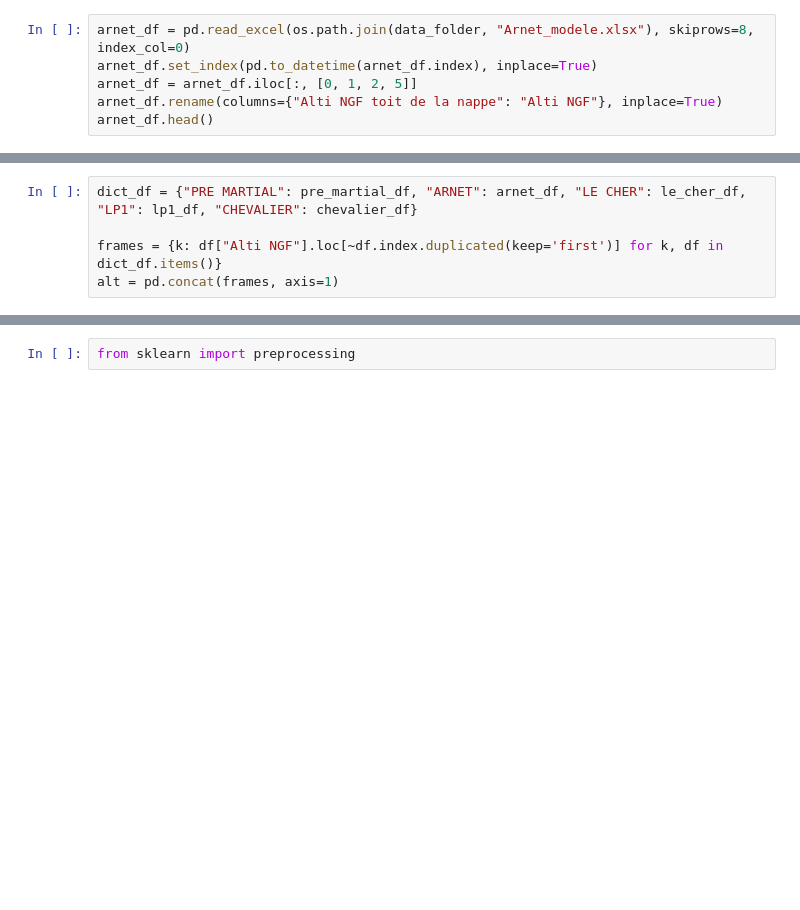
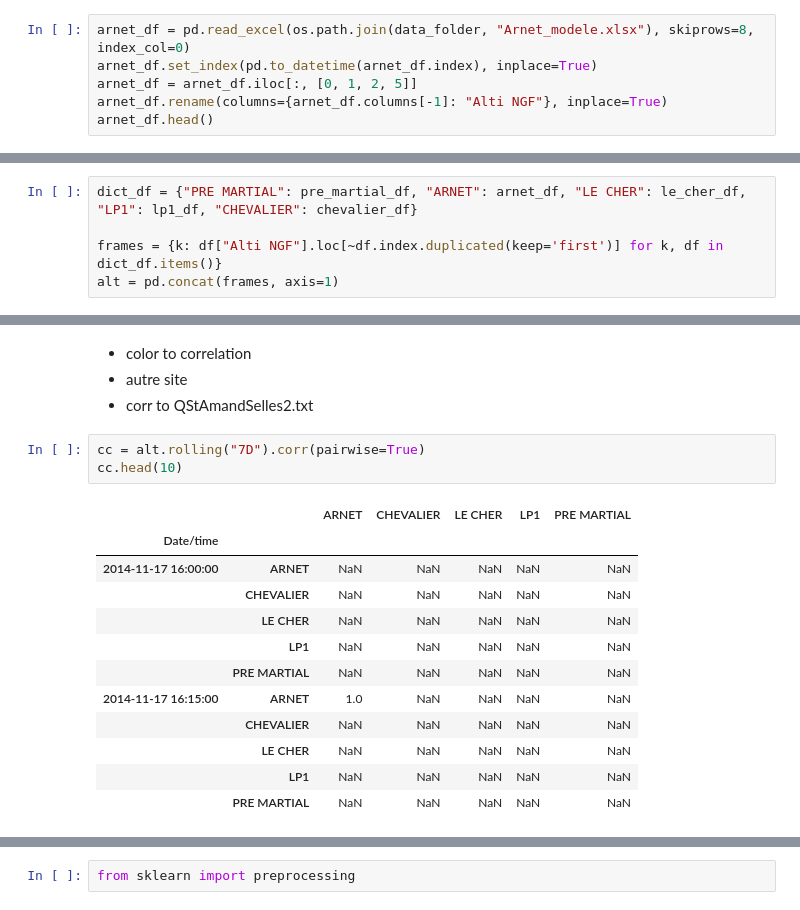
Before and after one commit to avayssiere/dispositif-hydro, a Jupyter notebook: Explore.ipynb, the cells around one changed output, grey strips where cells are left out. Saved outputs shown, nothing was run; the diff lists cells and outputs as text; blank space fills up the shorter version.

```diff
--- a/Explore.ipynb
+++ b/Explore.ipynb
@@ -49,7 +44,7 @@ pre_martial_df.head()
 arnet_df = pd.read_excel(os.path.join(data_folder, "Arnet_modele.xlsx"), skiprows=8, index_col=0)
 arnet_df.set_index(pd.to_datetime(arnet_df.index), inplace=True)
 arnet_df = arnet_df.iloc[:, [0, 1, 2, 5]]
-arnet_df.rename(columns={"Alti NGF toit de la nappe": "Alti NGF"}, inplace=True)
+arnet_df.rename(columns={arnet_df.columns[-1]: "Alti NGF"}, inplace=True)
 arnet_df.head()
 # %% [output]
 |  | Charge hydraulique[cm] | Température[°C] | Profondeur eau / sol (cm) | Alti NGF |
@@ -223,0 +275,20 @@ alt.corr()
+# %% [markdown]
+* color to correlation
+* autre site
+* corr to QStAmandSelles2.txt
+# %%
+cc = alt.rolling("7D").corr(pairwise=True)
+cc.head(10)
+# %% [output]
+|  |  | ARNET | CHEVALIER | LE CHER | LP1 | PRE MARTIAL |
+| Date/time |  |  |  |  |  |  |
+| 2014-11-17 16:00:00 | ARNET | NaN | NaN | NaN | NaN | NaN |
+|  | CHEVALIER | NaN | NaN | NaN | NaN | NaN |
+|  | LE CHER | NaN | NaN | NaN | NaN | NaN |
+|  | LP1 | NaN | NaN | NaN | NaN | NaN |
+|  | PRE MARTIAL | NaN | NaN | NaN | NaN | NaN |
+| 2014-11-17 16:15:00 | ARNET | 1.0 | NaN | NaN | NaN | NaN |
+|  | CHEVALIER | NaN | NaN | NaN | NaN | NaN |
+|  | LE CHER | NaN | NaN | NaN | NaN | NaN |
+|  | LP1 | NaN | NaN | NaN | NaN | NaN |
+|  | PRE MARTIAL | NaN | NaN | NaN | NaN | NaN |
```
Also changed, not shown: parts of 15 cells of this notebook, 9 other files.
